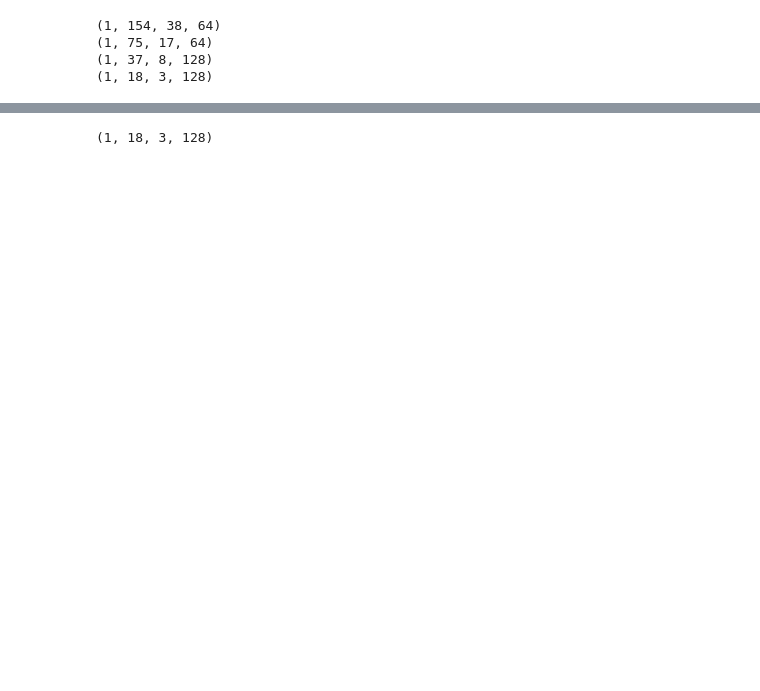
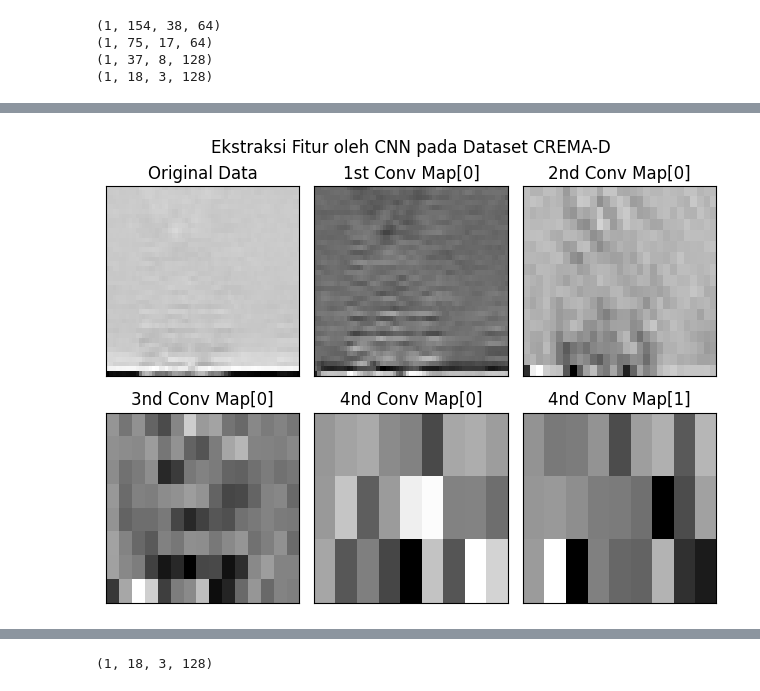
Before and after one commit to billharit/TA_SpeechEmotionRecognition, a Jupyter notebook: InspectLayer.ipynb, the cells around one changed output, grey strips where cells are left out. Drawn from its saved outputs; the diff is of its cells as text; code cells hidden in the pictures; blank space fills up the shorter version.

```diff
--- a/InspectLayer.ipynb
+++ b/InspectLayer.ipynb
@@ -63,3 +95,51 @@ plt.imshow(test_data_value[0][97:].T)
+# %%
+import librosa
+originalData = test_data_value[0][97:, :40]
+# librosa.display.specshow(originalData.T)
+# plt.xlabel("Time")
+# plt.ylabel("MFCC")
+# plt.colorbar()
+fig, axs = plt.subplots(nrows=2, ncols=3)
+axs[0, 0].set_title('Original Data')
+# librosa.display.specshow(originalData.T, ax=axs[0, 0])
+axs[0, 0].imshow(originalData.T,origin='lower', cmap='gray', aspect='auto')
+
+axs[0, 1].set_title(f'1st Conv Map[0]')
+axs[0, 1].imshow(layer_output0[0, 95:, :, 1].T,origin='lower', cmap='gray', aspect='auto')
+
+axs[0, 2].set_title(f'2nd Conv Map[0]')
+axs[0, 2].imshow(layer_output1[0, 46:, :, 2].T,origin='lower', cmap='gray', aspect='auto')
+
+axs[1, 0].set_title(f'3nd Conv Map[0]')
+axs[1, 0].imshow(layer_output2[0, 22:, :, 0].T,origin='lower', cmap='gray', aspect='auto')
+
+axs[1, 1].set_title(f'4nd Conv Map[0]')
+axs[1, 1].imshow(layer_output3[0, 9:, :, 125].T,origin='lower', cmap='gray', aspect='auto')
+
+axs[1, 2].set_title(f'4nd Conv Map[1]')
+axs[1, 2].imshow(layer_output3[0, 9:, :, 1].T,origin='lower', cmap='gray', aspect='auto')
+
+axs[0, 0].set_xticks([])
+axs[0, 1].set_xticks([])
+axs[0, 2].set_xticks([])
+axs[1, 0].set_xticks([])
+axs[1, 1].set_xticks([])
+axs[1, 2].set_xticks([])
+
+axs[0, 0].set_yticks([])
+axs[0, 1].set_yticks([])
+axs[0, 2].set_yticks([])
+axs[1, 0].set_yticks([])
+axs[1, 1].set_yticks([])
+axs[1, 2].set_yticks([])
+# plt.delaxes(axs[1, 2])
+fig.tight_layout()
+fig.suptitle("Ekstraksi Fitur oleh CNN pada Dataset CREMA-D", y=1)
+fig.subplots_adjust(top=0.90)
+
+plt.show()
+# %% [output]
+[figure, added]
 # %%
 import librosa
 originalData = test_data_value[0][97:, :40]
```
Also changed, not shown: parts of 14 cells of this notebook, 46 other files.
